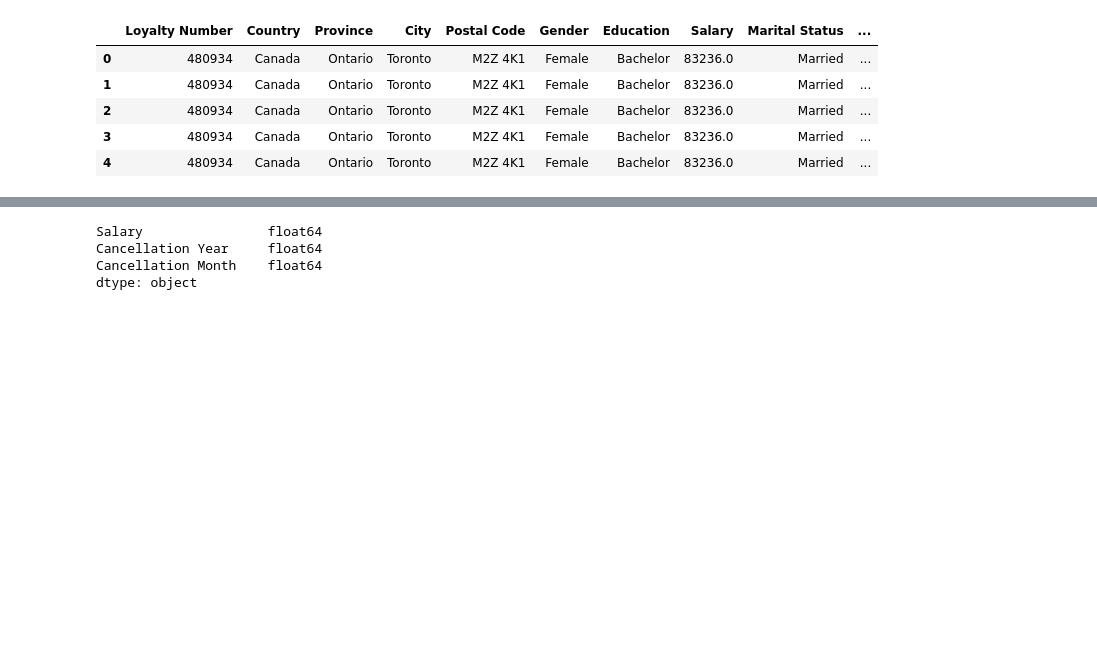
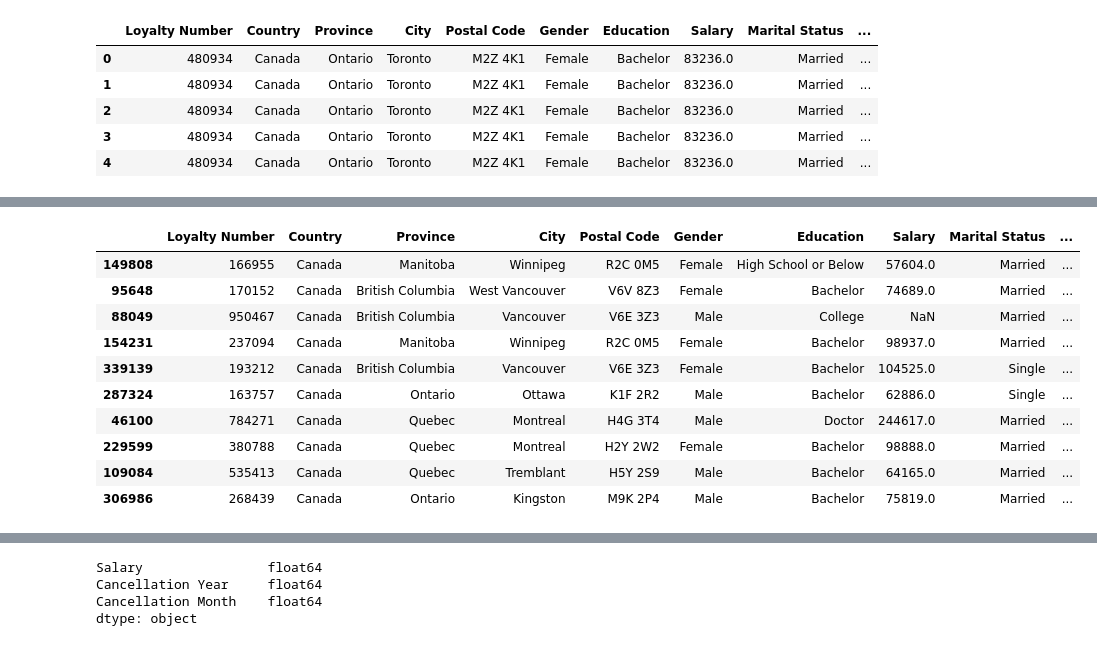
Before and after one commit to Adalab/bda-modulo-3-evaluacion-final-VeroSanchezO, a Jupyter notebook: Fase_1_ExploraciónyLimpieza_VSO.ipynb, the cells around one changed output, grey strips where cells are left out. Cells and saved outputs as stored; diff of their text form; code cells hidden in the pictures; blank space fills up the shorter version.

```diff
--- a/Fase_1_ExploraciónyLimpieza_VSO.ipynb
+++ b/Fase_1_ExploraciónyLimpieza_VSO.ipynb
@@ -297,0 +292,14 @@ df_combinado.duplicated().sum()
+# %%
+df_combinado.sample(10)
+# %% [output]
+|  | Loyalty Number | Country | Province | City | Postal Code | Gender | Education | Salary | Marital Status | ... |
+| 149808 | 166955 | Canada | Manitoba | Winnipeg | R2C 0M5 | Female | High School or Below | 57604.0 | Married | ... |
+| 95648 | 170152 | Canada | British Columbia | West Vancouver | V6V 8Z3 | Female | Bachelor | 74689.0 | Married | ... |
+| 88049 | 950467 | Canada | British Columbia | Vancouver | V6E 3Z3 | Male | College | NaN | Married | ... |
+| 154231 | 237094 | Canada | Manitoba | Winnipeg | R2C 0M5 | Female | Bachelor | 98937.0 | Married | ... |
+| 339139 | 193212 | Canada | British Columbia | Vancouver | V6E 3Z3 | Female | Bachelor | 104525.0 | Single | ... |
+| 287324 | 163757 | Canada | Ontario | Ottawa | K1F 2R2 | Male | Bachelor | 62886.0 | Single | ... |
+| 46100 | 784271 | Canada | Quebec | Montreal | H4G 3T4 | Male | Doctor | 244617.0 | Married | ... |
+| 229599 | 380788 | Canada | Quebec | Montreal | H2Y 2W2 | Female | Bachelor | 98888.0 | Married | ... |
+| 109084 | 535413 | Canada | Quebec | Tremblant | H5Y 2S9 | Male | Bachelor | 64165.0 | Married | ... |
+| 306986 | 268439 | Canada | Ontario | Kingston | M9K 2P4 | Male | Bachelor | 75819.0 | Married | ... |
```
Also changed, not shown: parts of 29 cells of this notebook, 3 other files.
